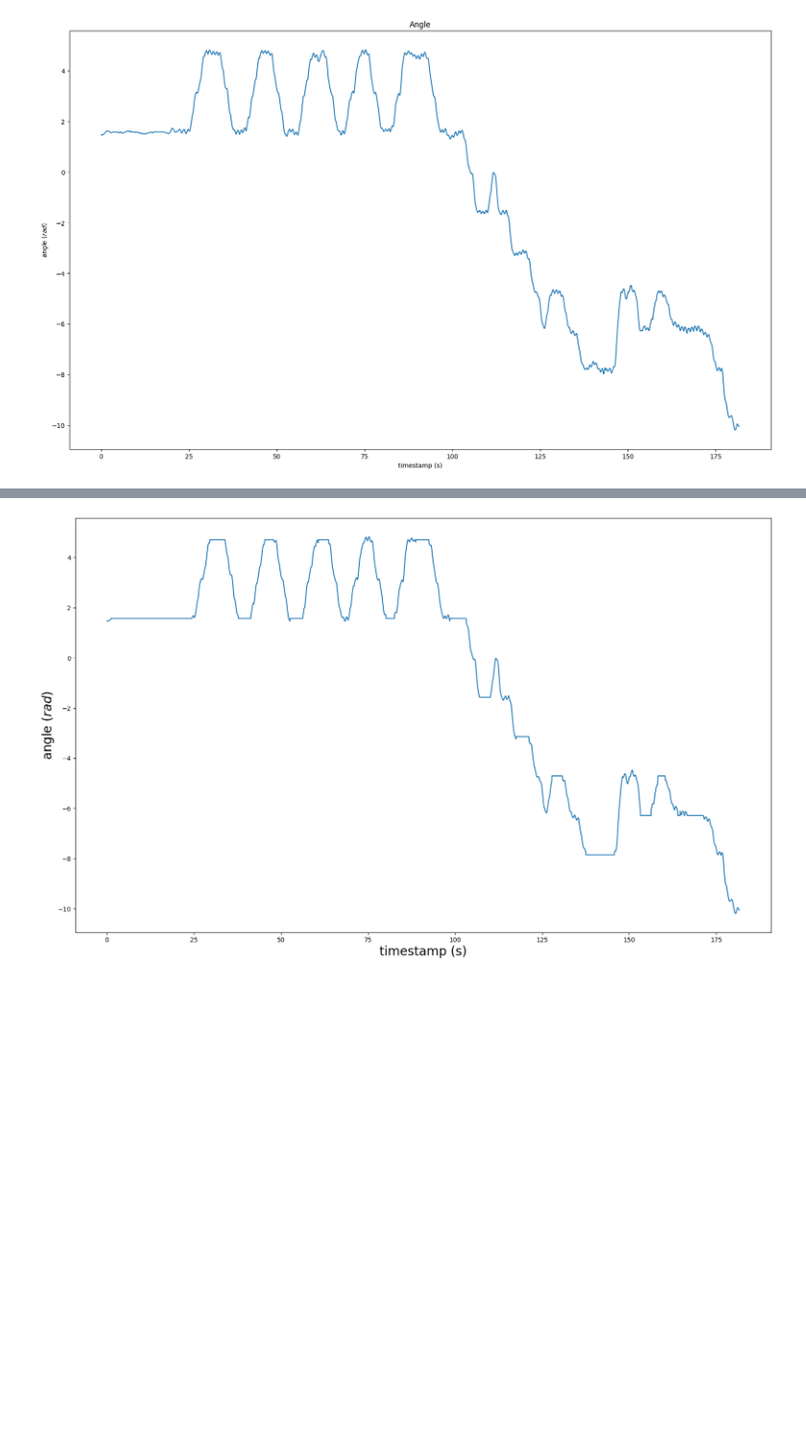
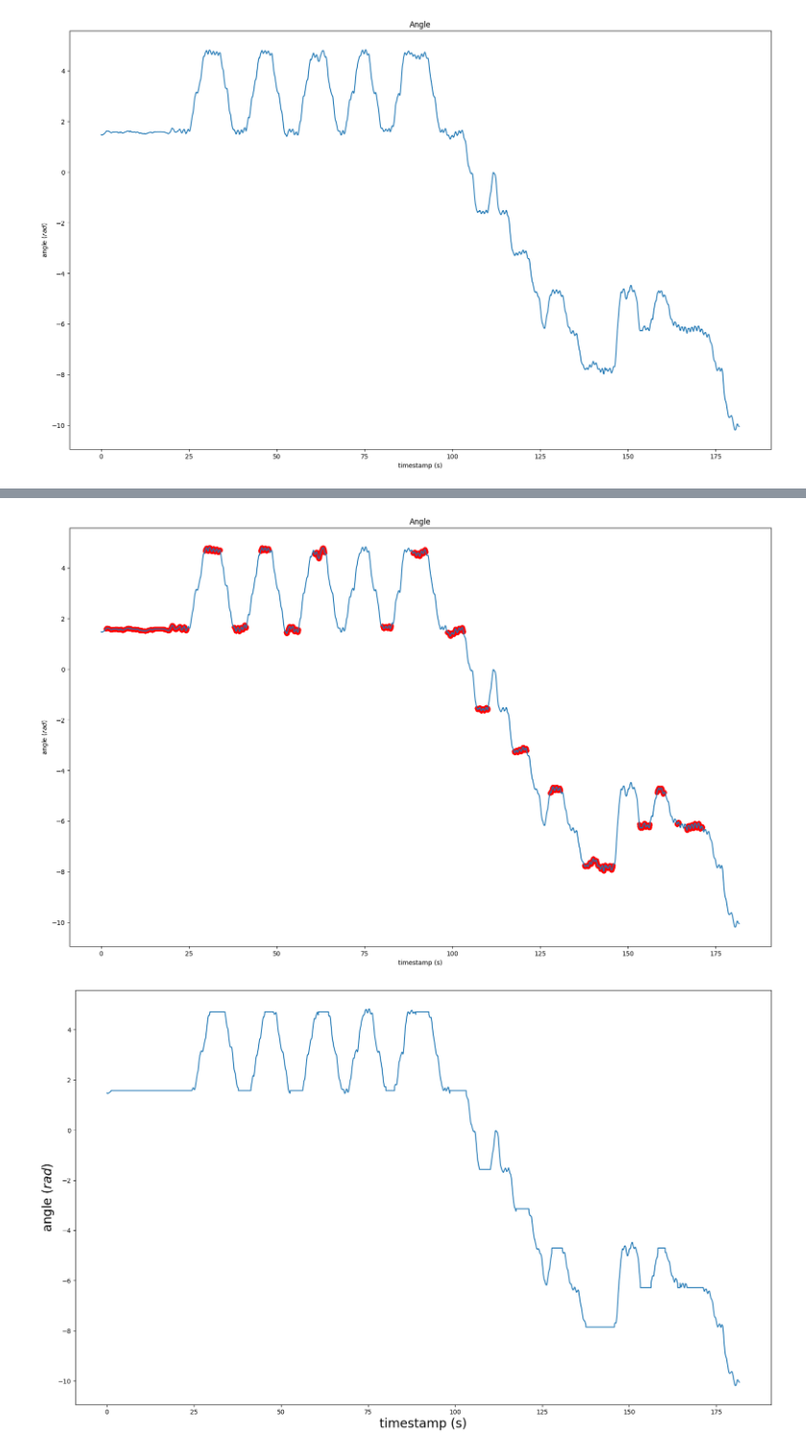
Before and after one commit to happy663/xDR-Challenge-2023-EvaalAPI-server-access, a Jupyter notebook: dataset/src/main_pdr.ipynb, the cells around one changed output, grey strips where cells are left out. Shown at 96% size. Saved outputs shown, nothing was run; the diff lists cells and outputs as text; code cells hidden in the pictures; blank space fills up the shorter version.

```diff
--- a/dataset/src/main_pdr.ipynb
+++ b/dataset/src/main_pdr.ipynb
@@ -399 +202,23 @@ plt.show()
+# %%
+import pandas as pd
+from sub import stable
+
+# 安定歩行区間を設けて,その区間に入っている場合角度を補正する
+# 安定歩行区間とは,角度が一定範囲内に数秒間収まっている区間のこと
+# 角度範囲は+-20度とする,数秒間は5秒とする
+stable_angle_df = stable.extract_stable_angle(straight_angle_df, 0.35, 3)
+
+# plotする stable_flagがtrueのものは赤色で表示
+plt.plot(stable_angle_df.ts, stable_angle_df["x"])
+plt.scatter(
+    stable_angle_df["ts"][stable_angle_df["stable_flag"]],
+    stable_angle_df["x"][stable_angle_df["stable_flag"]],
+    c="r",
+)
+plt.xlabel("timestamp (s)")
+plt.ylabel("angle ($rad$)")
+plt.title("Angle")
+plt.show()
+# %% [output]
+[figure, added]
 # %%
```
Also changed, not shown: parts of 15 cells of this notebook, 6 other files.
